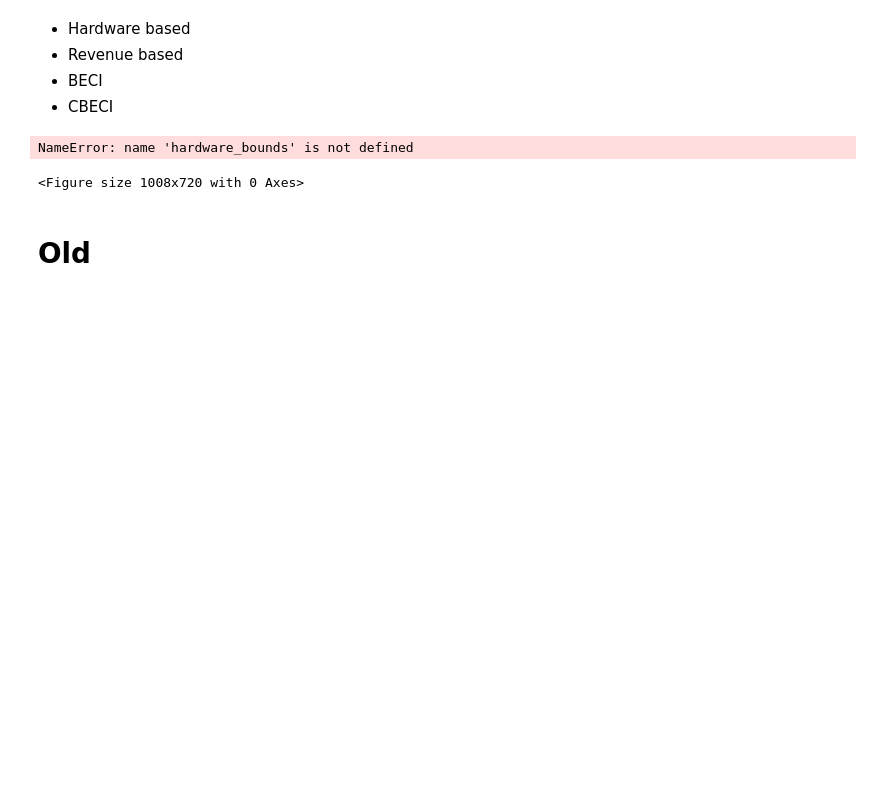
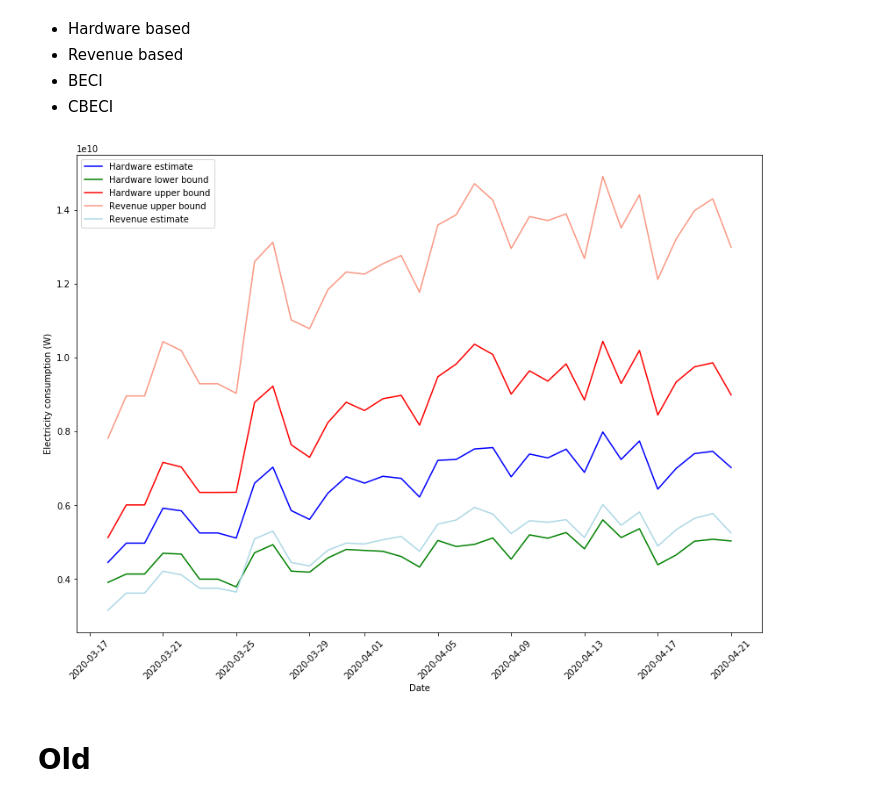
Before and after one commit to Lukasdeloose/sustainable_blockchain, a Jupyter notebook: data_analysis/energy_consumption.ipynb, the cells around one changed output. Cells and saved outputs as stored; diff of their text form; code cells hidden in the pictures; blank space fills up the shorter version.

```diff
--- a/data_analysis/energy_consumption.ipynb
+++ b/data_analysis/energy_consumption.ipynb
@@ -593,19 +635,18 @@ plt.show()
 - CBECI
 # %%
 plt.figure(figsize=(14,10))
-plt.plot(dates, hardware_bounds['estimate'], label="hardware estimate", color="blue")
-plt.plot(dates, hardware_bounds['lower'], label="hardware lower bound",color="green")
-plt.plot(dates, hardware_bounds['upper'], label="hardware upper bound", color="red")
-plt.plot(dates, revenue_bounds['upper'], label="revenue upper bound", color="#FA9883")
-plt.plot(dates, revenue_bounds['estimate'], label="revenue estimate", color="lightblue")
+plt.plot(dates, hardware_bounds_total['estimate'], label="Hardware estimate", color="blue")
+plt.plot(dates, hardware_bounds_total['lower'], label="Hardware lower bound",color="green")
+plt.plot(dates, hardware_bounds_total['upper'], label="Hardware upper bound", color="red")
+plt.plot(dates, revenue_bounds_total['upper'], label="Revenue upper bound", color="#FA9883")
+plt.plot(dates, revenue_bounds_total['estimate'], label="Revenue estimate", color="lightblue")
 plt.xticks(rotation=45)
 plt.ylabel("Electricity consumption (W)")
 plt.xlabel("Date")
 plt.legend()
 plt.show()
 # %% [output]
-NameError: name 'hardware_bounds' is not defined
-<Figure size 1008x720 with 0 Axes>
+[figure, added]
 # %% [markdown]
 # Old
 # %% [markdown]
```
Also changed, not shown: parts of 16 cells of this notebook.
